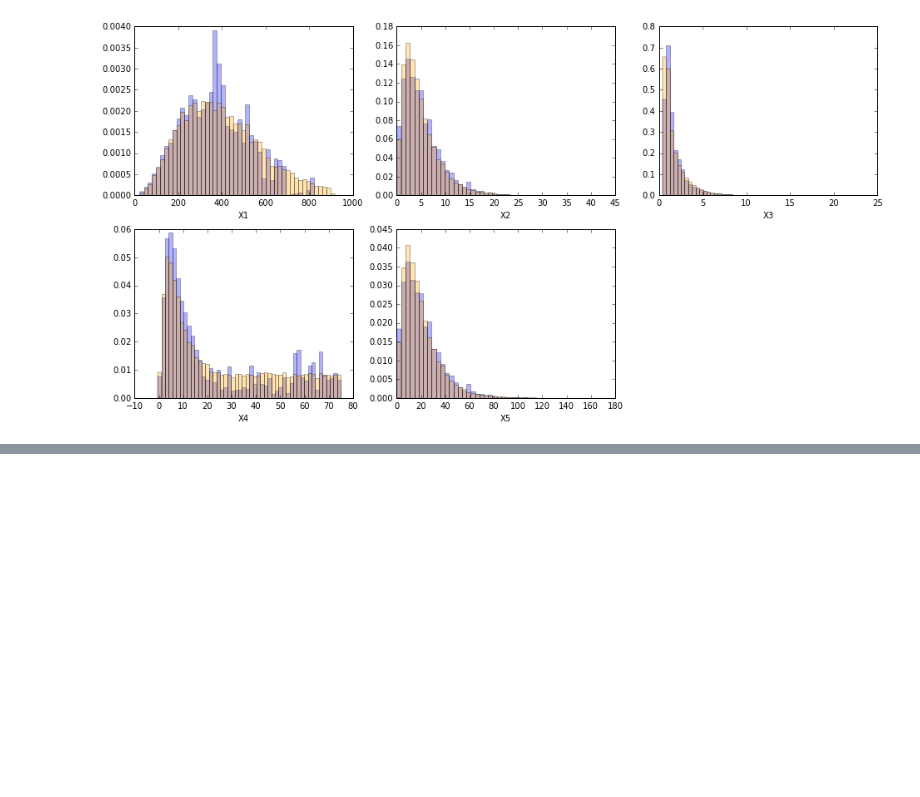
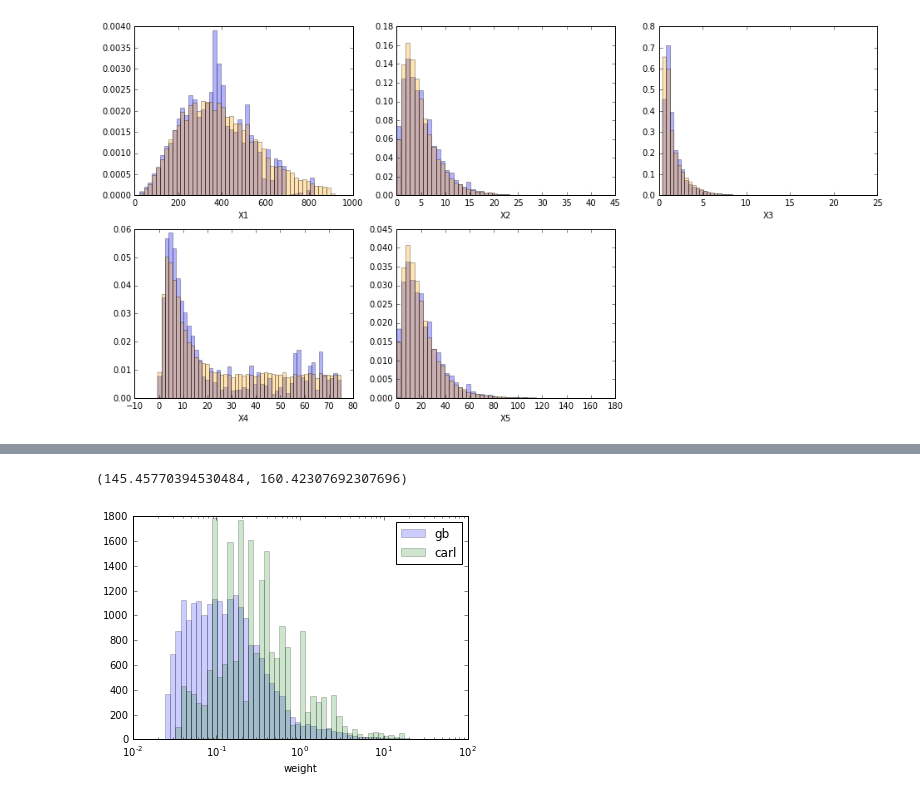
Before and after one commit to cranmer/carl-notebooks, a Jupyter notebook: reweighing-mc-data.ipynb, the cells around one changed output, grey strips where cells are left out. Drawn from its saved outputs; the diff is of its cells as text; code cells hidden in the pictures; blank space fills up the shorter version.

```diff
--- a/reweighing-mc-data.ipynb
+++ b/reweighing-mc-data.ipynb
@@ -311,0 +319,11 @@ draw_distributions_test(ratio.predict(X0_test))
+# %%
+#histogram the weights with logarithmic binning
+h = plt.hist((gb_weights),bins=np.exp(np.linspace(-4,3,50)),alpha=0.2,label="gb")
+h = plt.hist((carl_weights),bins=np.exp(np.linspace(-4,3,50)),alpha=0.2,label="carl")
+plt.semilogx()
+plt.legend()
+plt.xlabel("weight")
+np.max(gb_weights), np.max(carl_weights)
+# %% [output]
+(145.45770394530484, 160.42307692307696)
+[figure, added]
```
Also changed, not shown: parts of 14 cells of this notebook.
